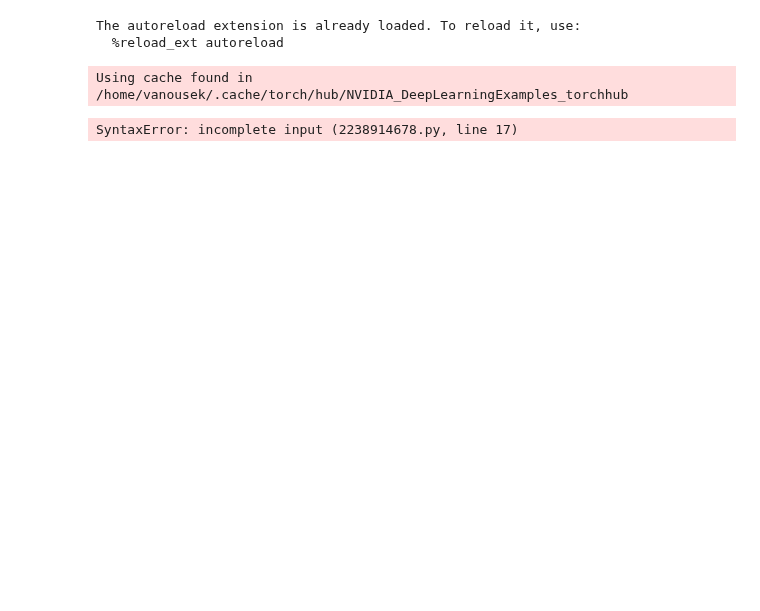
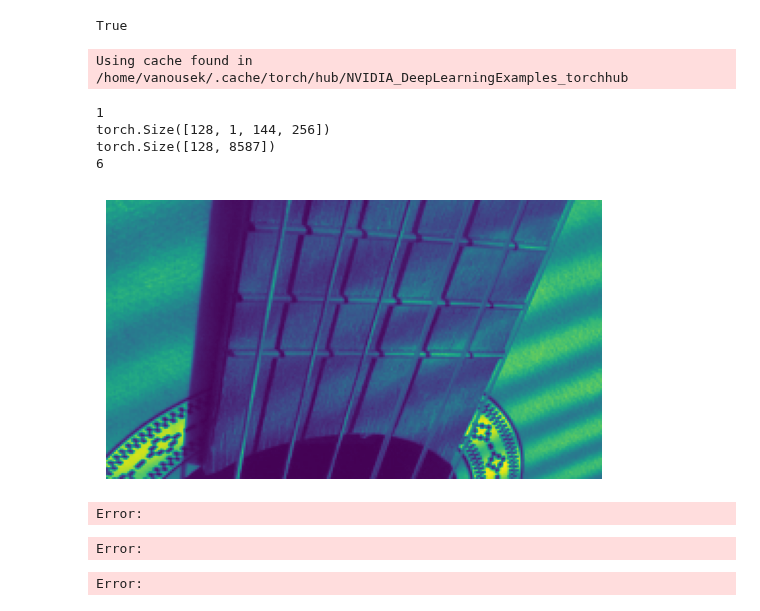
Before and after one commit to Johnny1188/meicoder, a Jupyter notebook: csng/imagenet/neurons.ipynb, the cells around one changed output. Drawn from its saved outputs; the diff is of its cells as text; code cells hidden in the pictures; blank space fills up the shorter version.

```diff
--- a/csng/imagenet/neurons.ipynb
+++ b/csng/imagenet/neurons.ipynb
@@ -4,10 +4,13 @@
 
 import torch
 import os
+from matplotlib import pyplot as plt
 from csng.brainreader_mouse.data import get_brainreader_mouse_dataloaders
+from math import prod
+
+print(torch.cuda.is_available())
 # %% [output]
-The autoreload extension is already loaded. To reload it, use:
-  %reload_ext autoreload
+True
 # %%
 
 device = os.environ["DEVICE"]
@@ -18,22 +27,79 @@ utils = torch.hub.load('NVIDIA/DeepLearningExamples:torchhub', 'nvidia_convnets_
 # %% [output]
 Using cache found in /home/vanousek/.cache/torch/hub/NVIDIA_DeepLearningExamples_torchhub
 # %%
-### brainreader mouse data
+config = {
+    "device": os.environ["DEVICE"],
+    "seed": 0,
+    "data": {
+        "mixing_strategy": "sequential", # needed only with multiple base dataloaders
+        "max_training_batches": None,
+    },
+    "save_path": os.path.join(DATA_PATH, "models", "encoder_ball_50.pt"),
+    # "load_ckpt": os.path.join(DATA_PATH, "models", "encoder_ball.pt"),
+    "train": True,
+}
 config["data"]["brainreader_mouse"] = {
     "device": config["device"],
     "mixing_strategy": config["data"]["mixing_strategy"],
     "max_batches": None,
     "data_dir": os.path.join(DATA_PATH_BRAINREADER, "data"),
     "batch_size": 128,
-    "sessions": list(range(1, 23)),
-    # "sessions": [6],
-    "resize_stim_to": (36, 64),
-    "normalize_stim": True,
+    # "sessions": list(range(1, 23)),
+    "sessions": [6],
+    "resize_stim_to": None,
+    "normalize_stim": False,
     "normalize_resp": False,
     "div_resp_by_std": True,
     "clamp_neg_resp": False,
     "additional_keys": None,
+    "avg_test_resp": True,
+}
 
-    "avg_test_resp": True,
+dl = get_brainreader_mouse_dataloaders(config=config["data"]["brainreader_mouse"])['brainreader_mouse']
-# %% [output]
-SyntaxError: incomplete input (2238914678.py, line 17)
+# %%
+def show_image(img_tensor):
+    img = img_tensor.cpu().numpy().transpose((1, 2, 0))  # Convert to HWC
+    plt.imshow(img)
+    plt.axis('off')
+    plt.show()
+
+items = next(dl['train'])
+print(len(items))
+item = items[0]
+stim = item['stim']
+print(stim.shape)
+
+resp = item['resp']
+print(resp.shape)
+neurons = resp.shape[1]
+data_key = item['data_key']
+print(data_key)
+# plot the stim as grayscale image with matplotlib
+show_image(stim[0])
+# %% [output]
+1
+torch.Size([128, 1, 144, 256])
+torch.Size([128, 8587])
+6
+[figure, added]
+# %%
+class RidgeRegressor(torch.nn.Module):
+    def __init__(self, n_features, target_shape, alpha=1.0):
+        super().__init__()
+        self.alpha = alpha
+
+        n_targets = prod(target_shape)
+        self.target_shape = target_shape
+        self.linear = torch.nn.Linear(n_features, n_targets, bias=False)
+
+    def forward(self, x):
+        x = self.linear(x)
+        x.reshape(self.target_shape)
+
+
+readin = RidgeRegressor(neurons, (200, 14, 14))
+optimizer = torch.optim.Adam(readin.parameters(), lr=LEARNING_RATE, weight_decay=WEIGHT_DECAY)
+# %% [output]
+Error:
+Error:
+Error:
```
Also changed, not shown: parts of 3 cells of this notebook, 1 other file.
